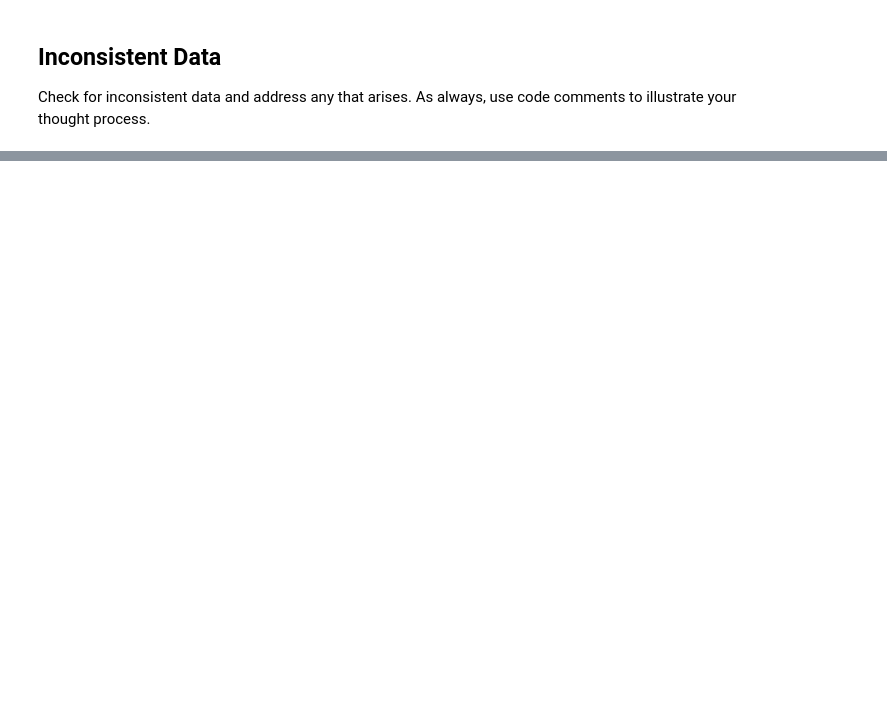
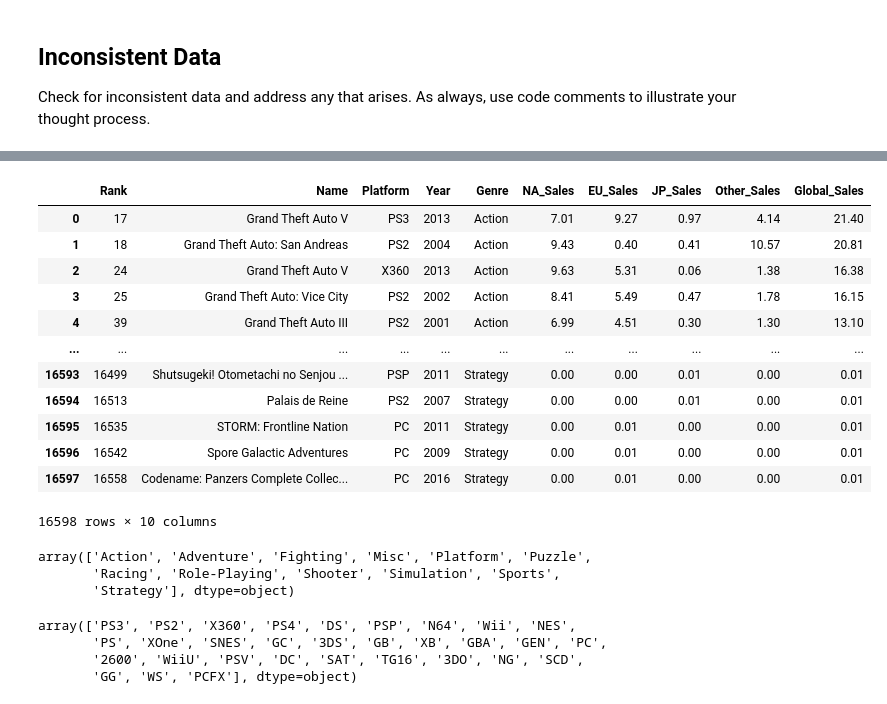
Before and after one commit to Jumbocar/cleaning-data-checkpoint, a Jupyter notebook: checkpoint-three.ipynb, the cells around one changed output, grey strips where cells are left out. Cells and saved outputs as stored; diff of their text form; code cells hidden in the pictures; blank space fills up the shorter version.

```diff
--- a/checkpoint-three.ipynb
+++ b/checkpoint-three.ipynb
@@ -66,0 +160,36 @@ Check for inconsistent data and address any that arises. As always, use code com
+# %%
+# Converted the "Year" column to an integer dtype to be more uniform.
+df['Year'] = df['Year'].astype(int)
+# %%
+# checking the data types here I can verify that the column is now an integer.
+df.dtypes
+df
+# %% [output]
+|  | Rank | Name | Platform | Year | Genre | NA_Sales | EU_Sales | JP_Sales | Other_Sales | Global_Sales |
+| 0 | 17 | Grand Theft Auto V | PS3 | 2013 | Action | 7.01 | 9.27 | 0.97 | 4.14 | 21.40 |
+| 1 | 18 | Grand Theft Auto: San Andreas | PS2 | 2004 | Action | 9.43 | 0.40 | 0.41 | 10.57 | 20.81 |
+| 2 | 24 | Grand Theft Auto V | X360 | 2013 | Action | 9.63 | 5.31 | 0.06 | 1.38 | 16.38 |
+| 3 | 25 | Grand Theft Auto: Vice City | PS2 | 2002 | Action | 8.41 | 5.49 | 0.47 | 1.78 | 16.15 |
+| 4 | 39 | Grand Theft Auto III | PS2 | 2001 | Action | 6.99 | 4.51 | 0.30 | 1.30 | 13.10 |
+| ... | ... | ... | ... | ... | ... | ... | ... | ... | ... | ... |
+| 16593 | 16499 | Shutsugeki! Otometachi no Senjou ... | PSP | 2011 | Strategy | 0.00 | 0.00 | 0.01 | 0.00 | 0.01 |
+| 16594 | 16513 | Palais de Reine | PS2 | 2007 | Strategy | 0.00 | 0.00 | 0.01 | 0.00 | 0.01 |
+| 16595 | 16535 | STORM: Frontline Nation | PC | 2011 | Strategy | 0.00 | 0.01 | 0.00 | 0.00 | 0.01 |
+| 16596 | 16542 | Spore Galactic Adventures | PC | 2009 | Strategy | 0.00 | 0.01 | 0.00 | 0.00 | 0.01 |
+| 16597 | 16558 | Codename: Panzers Complete Collec... | PC | 2016 | Strategy | 0.00 | 0.01 | 0.00 | 0.00 | 0.01 |
+16598 rows × 10 columns
+# %%
+# Checking the "Genre" column for any inconsistent genre names.
+df['Genre'].unique()
+# %% [output]
+array(['Action', 'Adventure', 'Fighting', 'Misc', 'Platform', 'Puzzle',
+       'Racing', 'Role-Playing', 'Shooter', 'Simulation', 'Sports',
+       'Strategy'], dtype=object)
+# %%
+# Checking the "Platform" column for any inconsistent console names.
+df['Platform'].unique()
+# %% [output]
+array(['PS3', 'PS2', 'X360', 'PS4', 'DS', 'PSP', 'N64', 'Wii', 'NES',
+       'PS', 'XOne', 'SNES', 'GC', '3DS', 'GB', 'XB', 'GBA', 'GEN', 'PC',
+       '2600', 'WiiU', 'PSV', 'DC', 'SAT', 'TG16', '3DO', 'NG', 'SCD',
+       'GG', 'WS', 'PCFX'], dtype=object)
```
Also changed, not shown: parts of 17 cells of this notebook, 1 other file.
